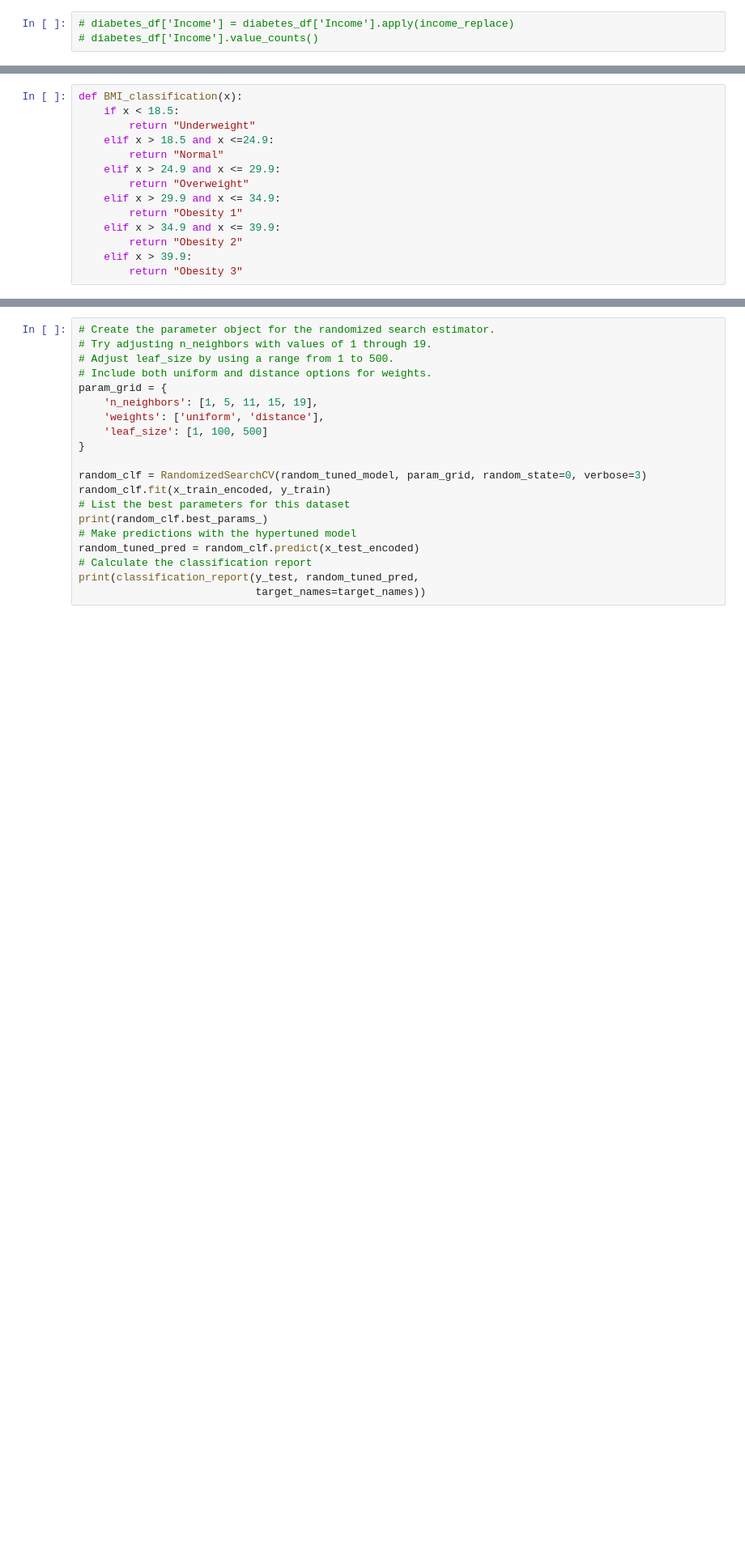
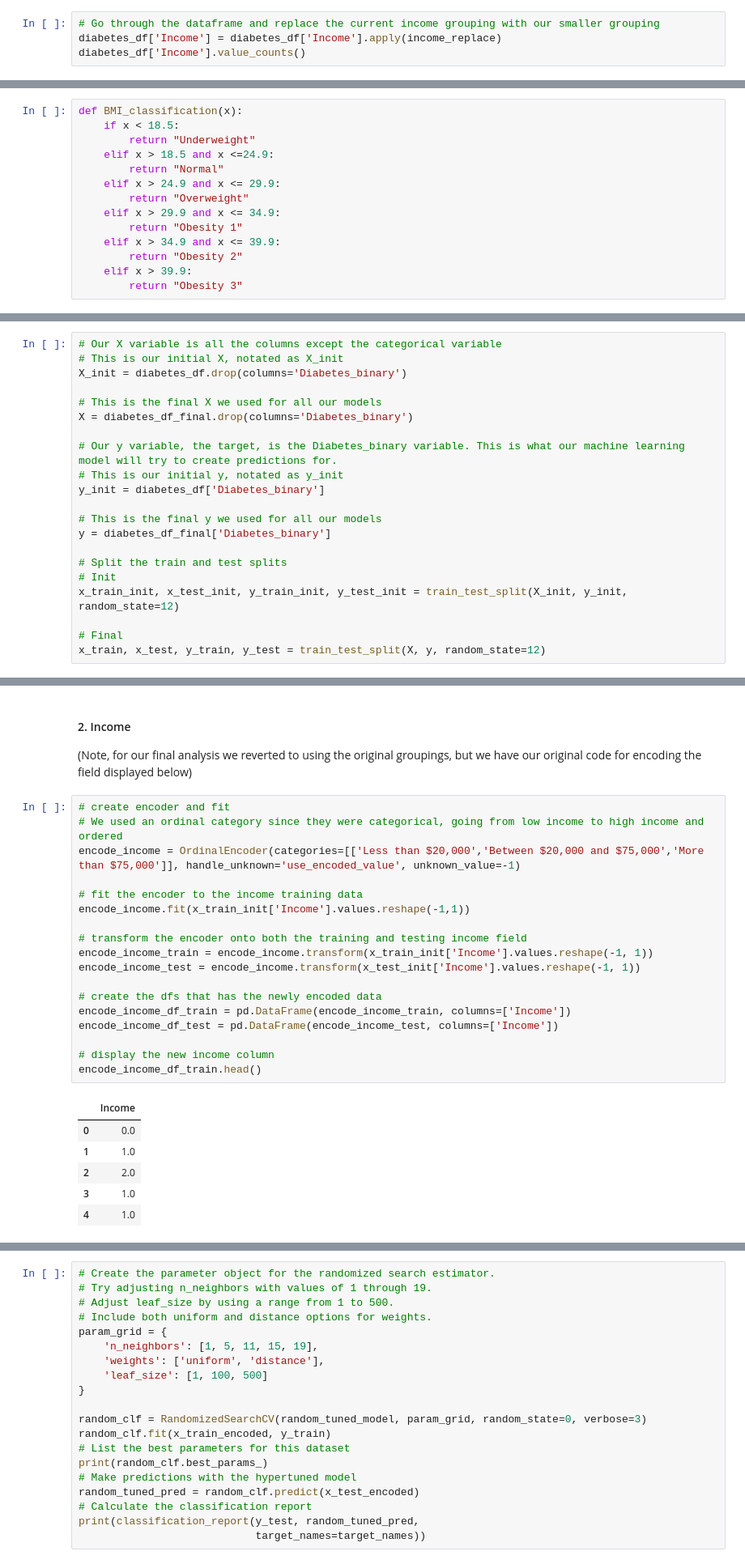
Before and after one commit to yiannisp1822/Project2_Diabetes, a Jupyter notebook: diabetes-prediction-modeling-s_copy.ipynb, the cells around one changed output, grey strips where cells are left out. Shown at 81% size. Cells and saved outputs as stored; diff of their text form; blank space fills up the shorter version.

```diff
--- a/diabetes-prediction-modeling-s_copy.ipynb
+++ b/diabetes-prediction-modeling-s_copy.ipynb
@@ -240,3 +367,4 @@ Name: count, dtype: int64
 # %%
-# diabetes_df['Income'] = diabetes_df['Income'].apply(income_replace)
-# diabetes_df['Income'].value_counts()
+# Go through the dataframe and replace the current income grouping with our smaller grouping
+diabetes_df['Income'] = diabetes_df['Income'].apply(income_replace)
+diabetes_df['Income'].value_counts()
@@ -581,0 +408,21 @@ weighted avg       0.74      0.74      0.74     17673
+# %%
+# Our X variable is all the columns except the categorical variable
+# This is our initial X, notated as X_init
+X_init = diabetes_df.drop(columns='Diabetes_binary')
+
+# This is the final X we used for all our models
+X = diabetes_df_final.drop(columns='Diabetes_binary')
+
+# Our y variable, the target, is the Diabetes_binary variable. This is what our machine learning model will try to create predictions for.
+# This is our initial y, notated as y_init
+y_init = diabetes_df['Diabetes_binary']
+
+# This is the final y we used for all our models
+y = diabetes_df_final['Diabetes_binary']
+
+# Split the train and test splits
+# Init
+x_train_init, x_test_init, y_train_init, y_test_init = train_test_split(X_init, y_init, random_state=12)
+
+# Final
+x_train, x_test, y_train, y_test = train_test_split(X, y, random_state=12)
@@ -581,0 +467,28 @@ weighted avg       0.74      0.74      0.74     17673
+# %% [markdown]
+#### 2. Income
+(Note, for our final analysis we reverted to using the original groupings, but we have our original code for encoding the field displayed below)
+# %%
+# create encoder and fit
+# We used an ordinal category since they were categorical, going from low income to high income and ordered
+encode_income = OrdinalEncoder(categories=[['Less than $20,000','Between $20,000 and $75,000','More than $75,000']], handle_unknown='use_encoded_value', unknown_value=-1)
+
+# fit the encoder to the income training data
+encode_income.fit(x_train_init['Income'].values.reshape(-1,1))
+
+# transform the encoder onto both the training and testing income field
+encode_income_train = encode_income.transform(x_train_init['Income'].values.reshape(-1, 1))
+encode_income_test = encode_income.transform(x_test_init['Income'].values.reshape(-1, 1))
+
+# create the dfs that has the newly encoded data
+encode_income_df_train = pd.DataFrame(encode_income_train, columns=['Income'])
+encode_income_df_test = pd.DataFrame(encode_income_test, columns=['Income'])
+
+# display the new income column
+encode_income_df_train.head()
+# %% [output]
+|  | Income |
+| 0 | 0.0 |
+| 1 | 1.0 |
+| 2 | 2.0 |
+| 3 | 1.0 |
+| 4 | 1.0 |
```
Also changed, not shown: parts of 134 cells of this notebook, 1 other file.
